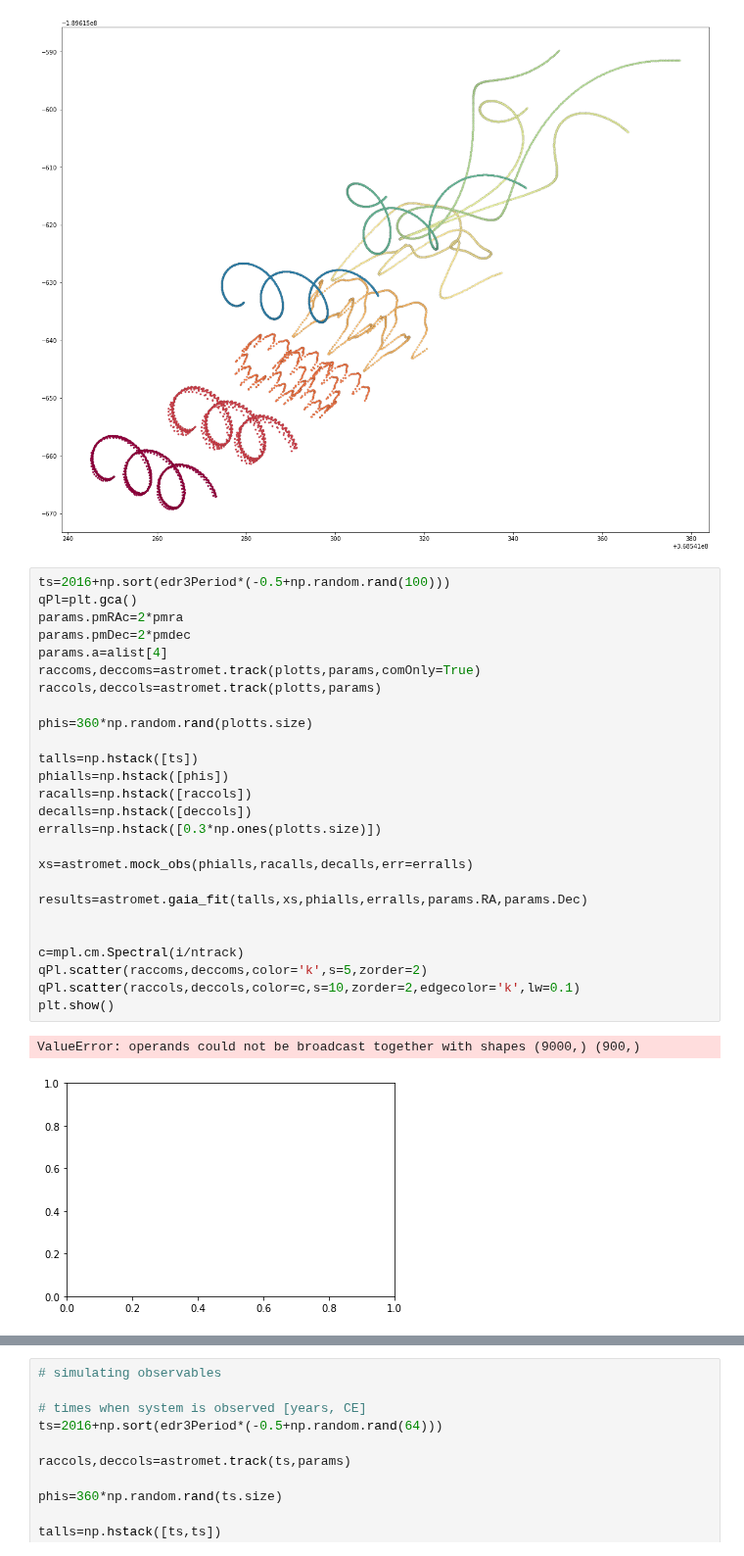
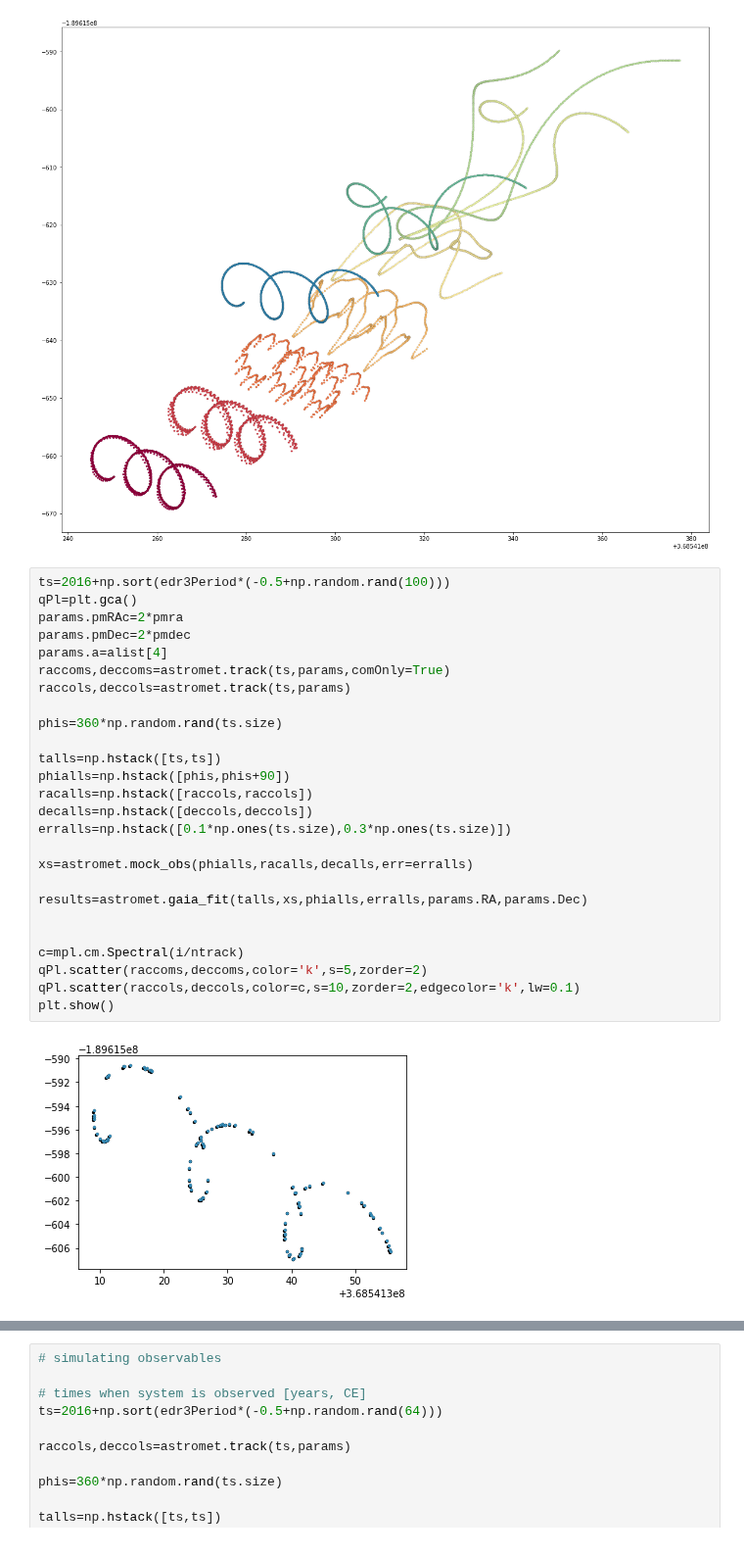
Before and after one commit to zpenoyre/astromet.py, a Jupyter notebook: example.ipynb, the cells around one changed output, grey strips where cells are left out. Shown at 98% size. Cells and saved outputs as stored; diff of their text form.

```diff
--- a/example.ipynb
+++ b/example.ipynb
@@ -164,29 +159,28 @@ plt.show()
 # %%
 ts=2016+np.sort(edr3Period*(-0.5+np.random.rand(100)))
 qPl=plt.gca()
 params.pmRAc=2*pmra
 params.pmDec=2*pmdec
 params.a=alist[4]
-raccoms,deccoms=astromet.track(plotts,params,comOnly=True)
-raccols,deccols=astromet.track(plotts,params)
+raccoms,deccoms=astromet.track(ts,params,comOnly=True)
+raccols,deccols=astromet.track(ts,params)
 
-phis=360*np.random.rand(plotts.size)
+phis=360*np.random.rand(ts.size)
 
-talls=np.hstack([ts])
-phialls=np.hstack([phis])
-racalls=np.hstack([raccols])
-decalls=np.hstack([deccols])
-erralls=np.hstack([0.3*np.ones(plotts.size)])
+talls=np.hstack([ts,ts])
+phialls=np.hstack([phis,phis+90])
+racalls=np.hstack([raccols,raccols])
+decalls=np.hstack([deccols,deccols])
+erralls=np.hstack([0.1*np.ones(ts.size),0.3*np.ones(ts.size)])
 
 xs=astromet.mock_obs(phialls,racalls,decalls,err=erralls)
 
 results=astromet.gaia_fit(talls,xs,phialls,erralls,params.RA,params.Dec)
 
 
 c=mpl.cm.Spectral(i/ntrack)
 qPl.scatter(raccoms,deccoms,color='k',s=5,zorder=2)
 qPl.scatter(raccols,deccols,color=c,s=10,zorder=2,edgecolor='k',lw=0.1)
 plt.show()
 # %% [output]
-ValueError: operands could not be broadcast together with shapes (9000,) (900,)
-[figure, old version]
+[figure, new version]
```
Also changed, not shown: parts of 5 cells of this notebook, 4 other files.
